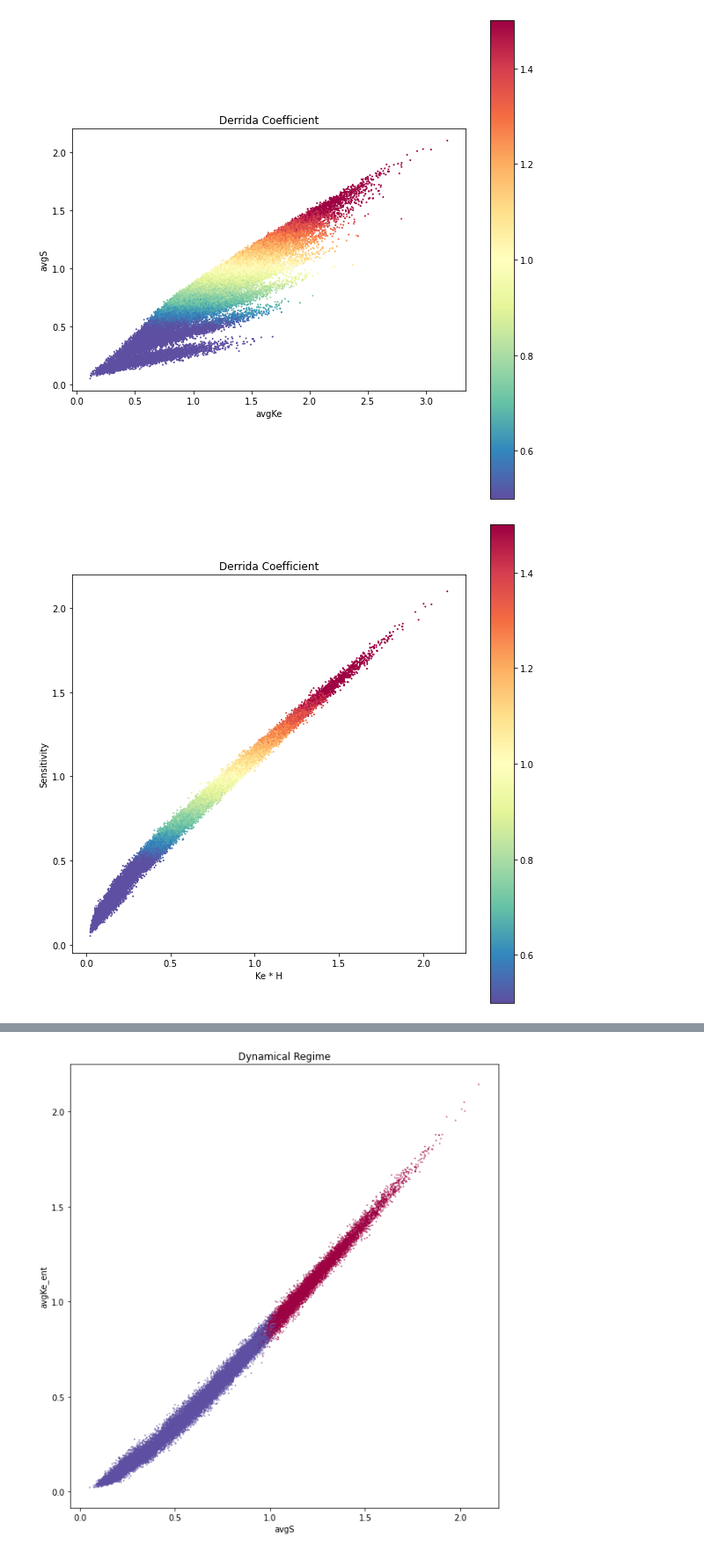
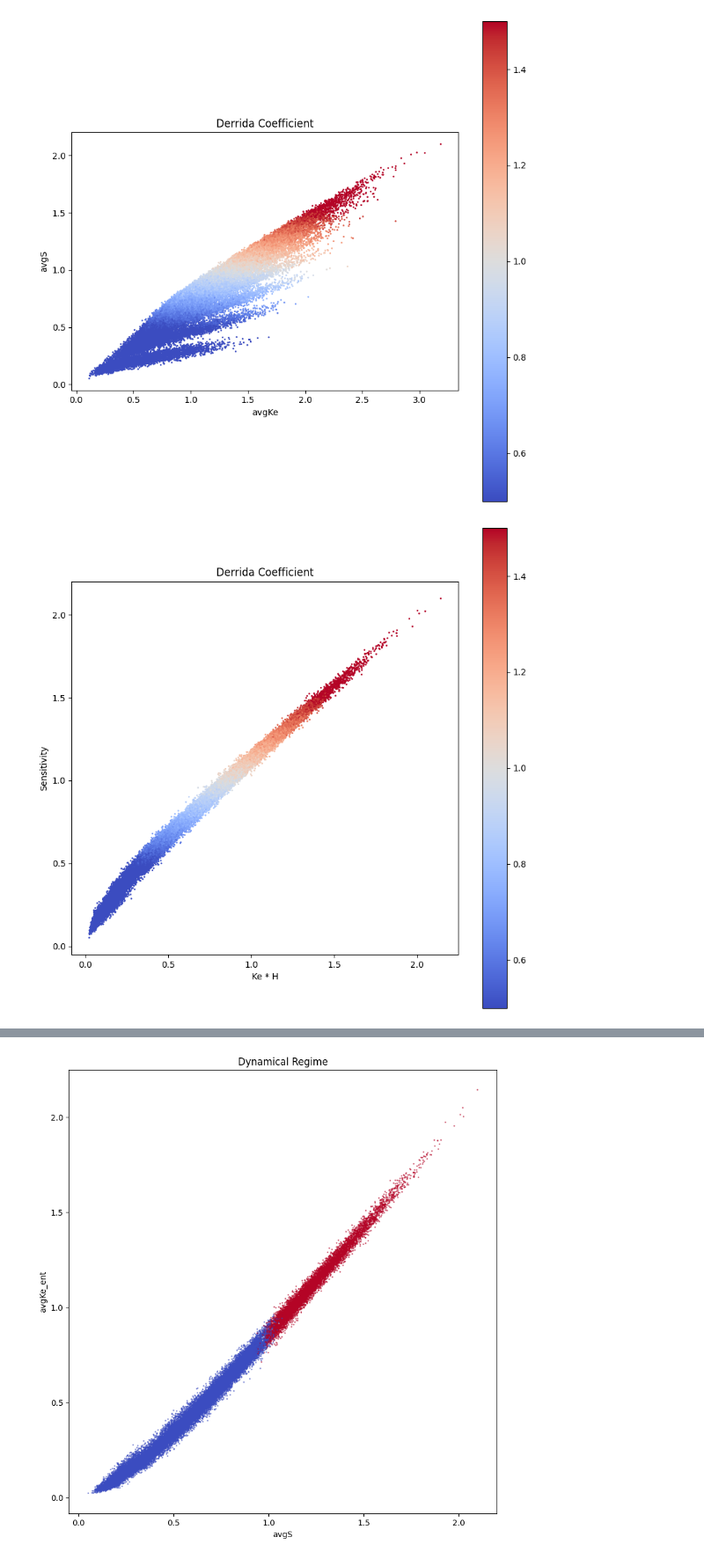
Before and after one commit to fcphysics/CriticalityHeteroBNets, a Jupyter notebook: results_import.ipynb, the cells around one changed output, grey strips where cells are left out. Shown at 88% size. Saved outputs shown, nothing was run; the diff lists cells and outputs as text; code cells hidden in the pictures.

```diff
--- a/results_import.ipynb
+++ b/results_import.ipynb
@@ -106,22 +106,22 @@ dfall
 # %%
 fig, ax = plt.subplots(figsize=(10, 10),facecolor='white')
 ax.set_facecolor('white')
 varx = 'avgKe'
 vary = 'avgS'
-cmap = plt.cm.get_cmap('Spectral').reversed()
+cmap = plt.cm.get_cmap('coolwarm')#.reversed()
 sc=ax.scatter(dfall[varx],dfall[vary],s=1,c=dfall['Derrida'],cmap=cmap,norm=CenteredNorm(vcenter=1,halfrange=0.5),alpha=1.0)
 ax.set_aspect('equal', 'box')
 plt.colorbar(sc)
 plt.xlabel(varx)
 plt.ylabel(vary)
 plt.title('Derrida Coefficient')
 plt.show()
 # %% [output]
-[figure, old version]
+[figure, new version]
 # %%
 fig, ax = plt.subplots(figsize=(10, 10),facecolor='white')
 ax.set_facecolor('white')
-cmap = plt.cm.get_cmap('Spectral').reversed()
+cmap = plt.cm.get_cmap('coolwarm')#.reversed()
 sc=ax.scatter(dfall['avgKe_ent'],dfall['avgS'],s=1,c=dfall['Derrida'],cmap=cmap,norm=CenteredNorm(vcenter=1,halfrange=0.5),alpha=1.0)
 #ax.set_xlim((0,5))
 ax.set_aspect('equal', 'box')
@@ -131,7 +131,7 @@ plt.ylabel("Sensitivity")
 plt.title('Derrida Coefficient')
 plt.show()
 # %% [output]
-[figure, old version]
+[figure, new version]
 # %%
 fig, ax = plt.subplots(figsize=(10, 10),facecolor='white')
 ax.set_facecolor('white')
```
Also changed, not shown: parts of 14 cells of this notebook, 1 other file.
